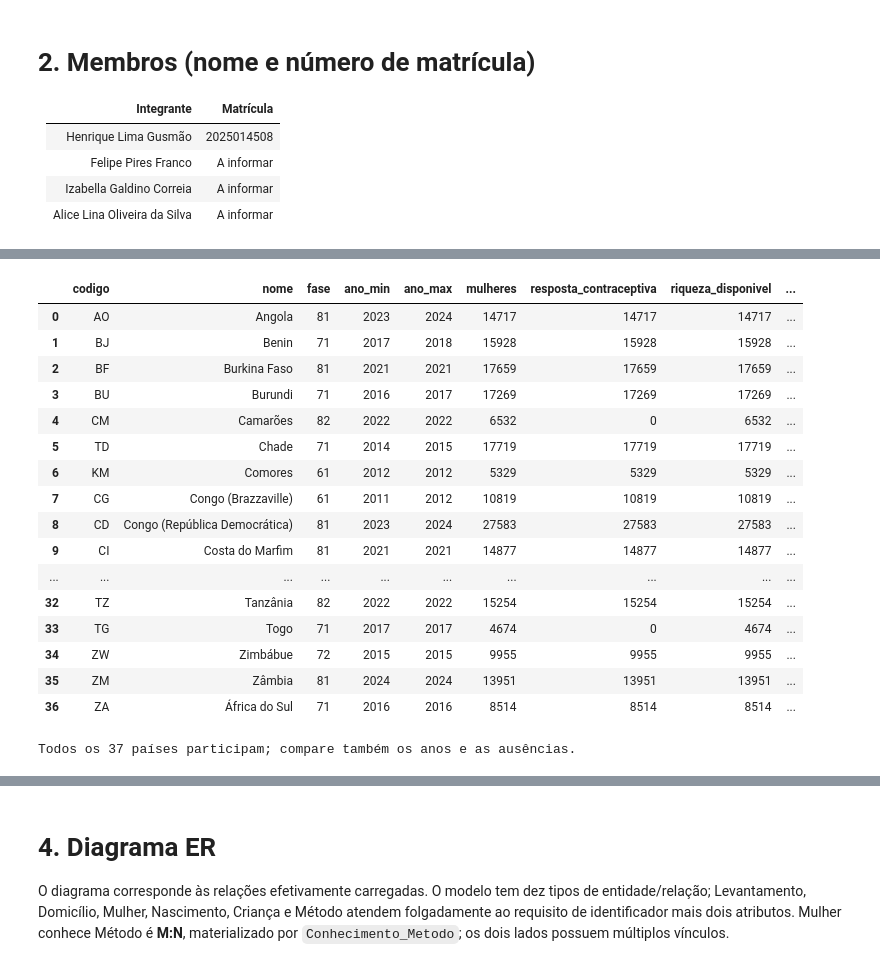
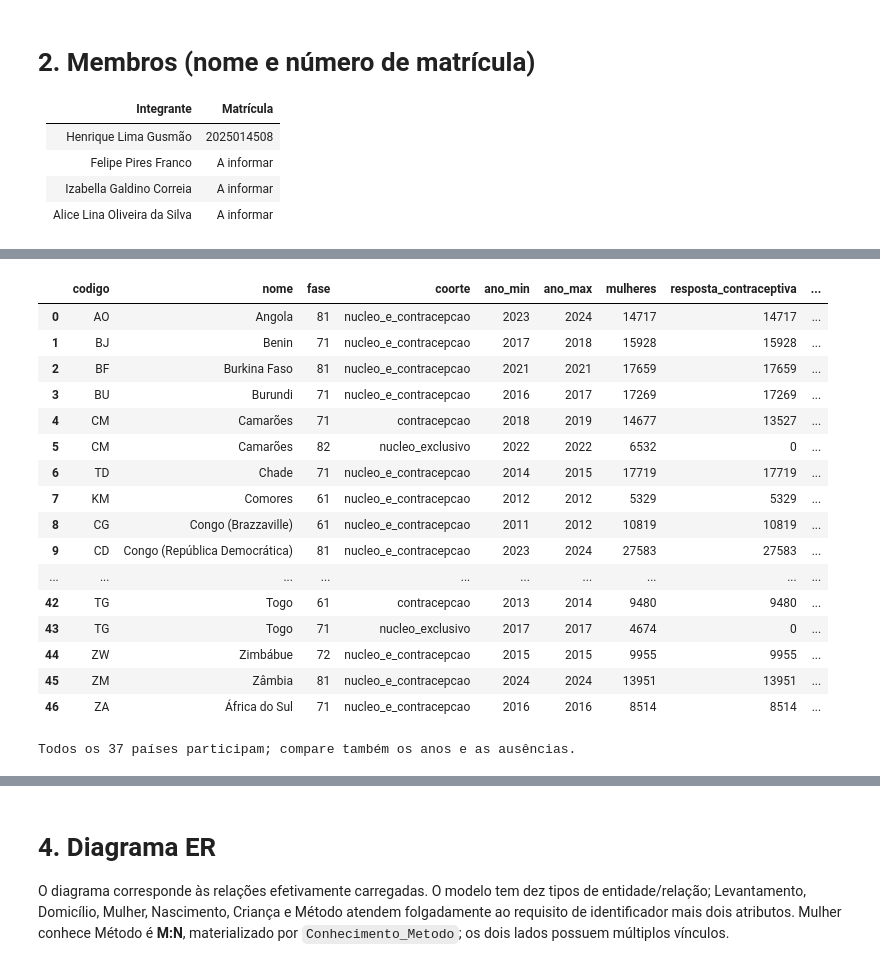
Before and after one commit to limag-henrique/subsaharanAfrica-womenData, a Jupyter notebook: tp_template.ipynb, the cells around one changed output, grey strips where cells are left out. Cells and saved outputs as stored; diff of their text form; code cells hidden in the pictures.

```diff
--- a/tp_template.ipynb
+++ b/tp_template.ipynb
@@ -207,7 +263,7 @@ def construir_banco(origem, destino):
 import pandas as pd
 import numpy as np
 import matplotlib.pyplot as plt
-from IPython.display import display, Markdown
+from IPython.display import display, Markdown, HTML
 from time import perf_counter
 from statistics import median
 import hashlib
@@ -221,8 +277,19 @@ def sha256(arquivo):
         for bloco in iter(lambda: f.read(4*1024*1024), b''): h.update(bloco)
     return h.hexdigest()
 hash_origem = sha256(origem)
+import json
+manifesto=json.loads((raiz/'docs/manifesto_contracepcao.json').read_text(encoding='utf-8'))
+pastas=[raiz/'dados/completo/extraidos',raiz/'dados/extraidos',
+        raiz.parent/'_dados_descartados_saude_mulher/completo/extraidos']
+suplementos=[]
+for item in manifesto:
+    encontrados=[a for pasta in pastas if pasta.exists() for a in pasta.rglob(item['arquivo_origem'])]
+    if not encontrados:
+        raise FileNotFoundError(f"Obter/extrair o arquivo DHS do manifesto: {item['arquivo_origem']}")
+    suplementos.append(dict(item,caminho_origem=str(encontrados[0])))
+display(pd.DataFrame(manifesto)[['pais_codigo','arquivo_origem','fase','anos','N','surv_id']])
 t0=perf_counter()
-construir_banco(origem,destino)
+construir_banco(origem,destino,suplementos)
 print(f"Carga normalizada concluída em {perf_counter()-t0:.2f} s.")
 assert sha256(origem)==hash_origem, "A origem deve permanecer intacta."
 conn=sqlite3.connect(destino)
@@ -233,6 +300,13 @@ def consulta(sql, amostra=False):
         display(tabela.groupby('pais_codigo',sort=True).size().rename('registros_selecionados').reset_index())
         display(tabela.groupby('pais_codigo',sort=True).head(1).sort_values('pais_codigo'))
         print(f"{len(tabela):,} linhas consultadas; exibição de um exemplo por país presente.")
+    elif len(tabela)>80:
+        # Resultado integral disponível, sem truncar os países intermediários.
+        display(HTML(f'<details><summary>Resultado completo: {len(tabela):,} linhas (clique para expandir)</summary>'
+                     + tabela.to_html(index=False) + '</details>'))
+        coluna='pais_codigo' if 'pais_codigo' in tabela else ('codigo' if 'codigo' in tabela else None)
+        if coluna:
+            display(tabela.groupby(coluna).size().rename('linhas_no_resultado').reset_index())
     else:
         display(tabela)
     return tabela
@@ -242,7 +316,9 @@ resumo=pd.DataFrame([(t,conn.execute(f'SELECT COUNT(*) FROM {t}').fetchone()[0])
                    columns=['relacao','registros'])
 display(resumo)
 assert conn.execute('PRAGMA foreign_key_check').fetchall()==[]
-assert conn.execute('SELECT COUNT(*) FROM Mulher').fetchone()[0]==407600
+assert conn.execute('SELECT COUNT(*) FROM Mulher').fetchone()[0]==584004
+assert conn.execute("SELECT COUNT(*) FROM Entrevista WHERE coorte!='contracepcao'").fetchone()[0]==407600
+assert conn.execute("SELECT COUNT(*) FROM Entrevista WHERE coorte!='nucleo_exclusivo'").fetchone()[0]==510884
 assert conn.execute('SELECT COUNT(*) FROM Crianca').fetchone()[0]==282641
 assert conn.execute('SELECT COUNT(*) FROM Morador').fetchone()[0]==1884683
 assert conn.execute("SELECT COUNT(*) FROM Nascimento WHERE origem='BR'").fetchone()[0]==877412
@@ -265,34 +352,35 @@ Carga normalizada concluída em 151.25 s.
 PK/FK, integridade e contagens de origem validadas; hash da origem preservado.
 # %%
 cobertura=consulta("""
-SELECT p.codigo,p.nome,l.fase, MIN(e.ano) AS ano_min,MAX(e.ano) AS ano_max,
+SELECT p.codigo,p.nome,l.fase,e.coorte, MIN(e.ano) AS ano_min,MAX(e.ano) AS ano_max,
        COUNT(*) AS mulheres,
        SUM(e.usa_metodo IS NOT NULL) AS resposta_contraceptiva,
        SUM(d.riqueza IS NOT NULL) AS riqueza_disponivel,
        SUM(d.origem='HR') AS mulheres_com_HR
 FROM Entrevista e JOIN Mulher m ON m.id=e.mulher_id
 JOIN Domicilio d ON d.id=m.domicilio_id
 JOIN Levantamento l ON l.id=d.levantamento_id JOIN Pais p ON p.codigo=l.pais_codigo
-GROUP BY p.codigo,p.nome,l.fase ORDER BY p.nome
+GROUP BY p.codigo,p.nome,l.fase,e.coorte ORDER BY p.nome
 """)
-assert len(cobertura)==37
+assert cobertura.codigo.nunique()==37
+assert len(cobertura)==47
 print('Todos os 37 países participam; compare também os anos e as ausências.')
 # %% [output]
-|  | codigo | nome | fase | ano_min | ano_max | mulheres | resposta_contraceptiva | riqueza_disponivel | ... |
-| 0 | AO | Angola | 81 | 2023 | 2024 | 14717 | 14717 | 14717 | ... |
-| 1 | BJ | Benin | 71 | 2017 | 2018 | 15928 | 15928 | 15928 | ... |
-| 2 | BF | Burkina Faso | 81 | 2021 | 2021 | 17659 | 17659 | 17659 | ... |
-| 3 | BU | Burundi | 71 | 2016 | 2017 | 17269 | 17269 | 17269 | ... |
-| 4 | CM | Camarões | 82 | 2022 | 2022 | 6532 | 0 | 6532 | ... |
-| 5 | TD | Chade | 71 | 2014 | 2015 | 17719 | 17719 | 17719 | ... |
-| 6 | KM | Comores | 61 | 2012 | 2012 | 5329 | 5329 | 5329 | ... |
-| 7 | CG | Congo (Brazzaville) | 61 | 2011 | 2012 | 10819 | 10819 | 10819 | ... |
-| 8 | CD | Congo (República Democrática) | 81 | 2023 | 2024 | 27583 | 27583 | 27583 | ... |
-| 9 | CI | Costa do Marfim | 81 | 2021 | 2021 | 14877 | 14877 | 14877 | ... |
+|  | codigo | nome | fase | coorte | ano_min | ano_max | mulheres | resposta_contraceptiva | ... |
+| 0 | AO | Angola | 81 | nucleo_e_contracepcao | 2023 | 2024 | 14717 | 14717 | ... |
+| 1 | BJ | Benin | 71 | nucleo_e_contracepcao | 2017 | 2018 | 15928 | 15928 | ... |
+| 2 | BF | Burkina Faso | 81 | nucleo_e_contracepcao | 2021 | 2021 | 17659 | 17659 | ... |
+| 3 | BU | Burundi | 71 | nucleo_e_contracepcao | 2016 | 2017 | 17269 | 17269 | ... |
+| 4 | CM | Camarões | 71 | contracepcao | 2018 | 2019 | 14677 | 13527 | ... |
+| 5 | CM | Camarões | 82 | nucleo_exclusivo | 2022 | 2022 | 6532 | 0 | ... |
+| 6 | TD | Chade | 71 | nucleo_e_contracepcao | 2014 | 2015 | 17719 | 17719 | ... |
+| 7 | KM | Comores | 61 | nucleo_e_contracepcao | 2012 | 2012 | 5329 | 5329 | ... |
+| 8 | CG | Congo (Brazzaville) | 61 | nucleo_e_contracepcao | 2011 | 2012 | 10819 | 10819 | ... |
+| 9 | CD | Congo (República Democrática) | 81 | nucleo_e_contracepcao | 2023 | 2024 | 27583 | 27583 | ... |
 | ... | ... | ... | ... | ... | ... | ... | ... | ... | ... |
-| 32 | TZ | Tanzânia | 82 | 2022 | 2022 | 15254 | 15254 | 15254 | ... |
-| 33 | TG | Togo | 71 | 2017 | 2017 | 4674 | 0 | 4674 | ... |
-| 34 | ZW | Zimbábue | 72 | 2015 | 2015 | 9955 | 9955 | 9955 | ... |
-| 35 | ZM | Zâmbia | 81 | 2024 | 2024 | 13951 | 13951 | 13951 | ... |
-| 36 | ZA | África do Sul | 71 | 2016 | 2016 | 8514 | 8514 | 8514 | ... |
+| 42 | TG | Togo | 61 | contracepcao | 2013 | 2014 | 9480 | 9480 | ... |
+| 43 | TG | Togo | 71 | nucleo_exclusivo | 2017 | 2017 | 4674 | 0 | ... |
+| 44 | ZW | Zimbábue | 72 | nucleo_e_contracepcao | 2015 | 2015 | 9955 | 9955 | ... |
+| 45 | ZM | Zâmbia | 81 | nucleo_e_contracepcao | 2024 | 2024 | 13951 | 13951 | ... |
+| 46 | ZA | África do Sul | 71 | nucleo_e_contracepcao | 2016 | 2016 | 8514 | 8514 | ... |
 Todos os 37 países participam; compare também os anos e as ausências.
```
Also changed, not shown: parts of 28 cells of this notebook, 6 other files.
